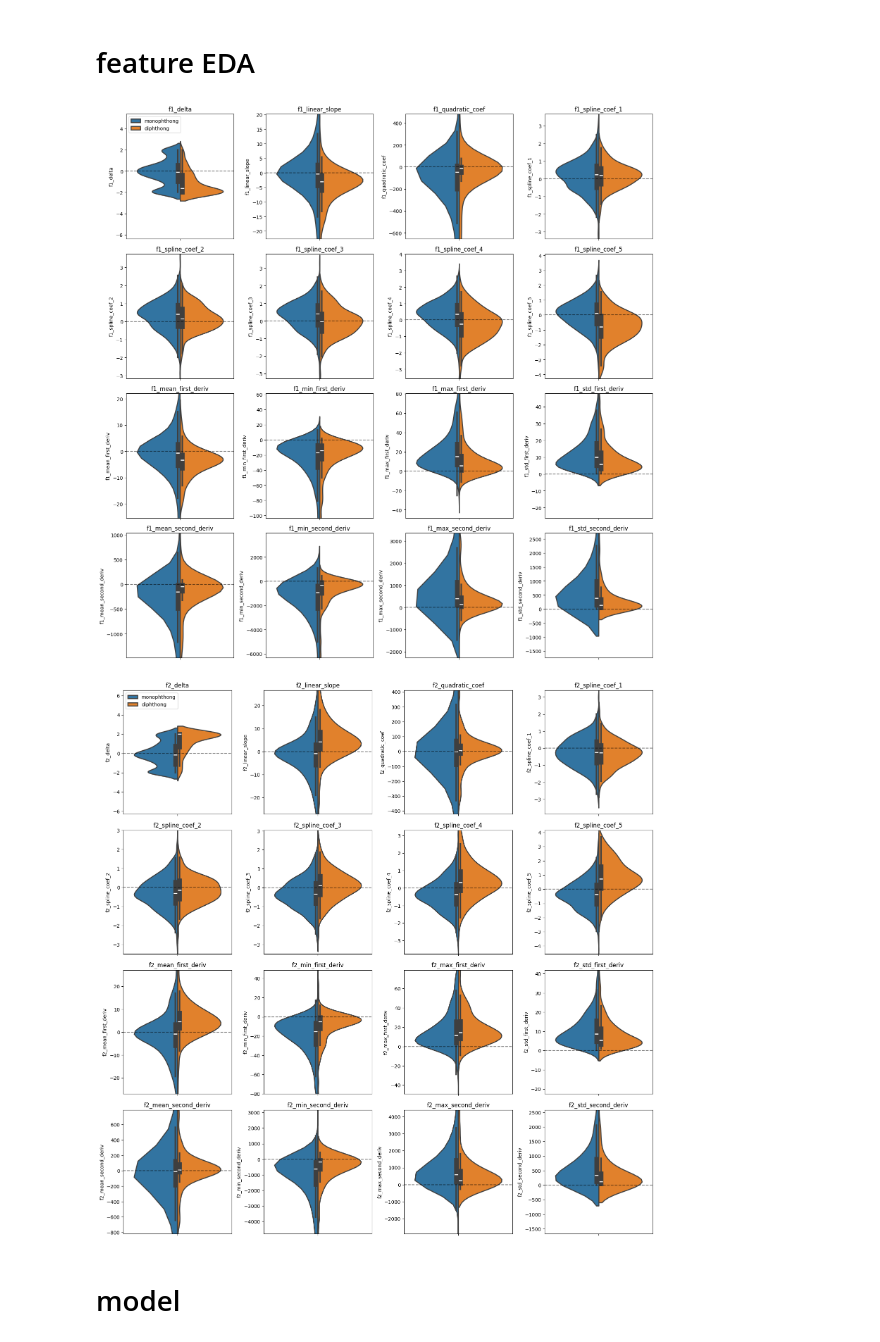
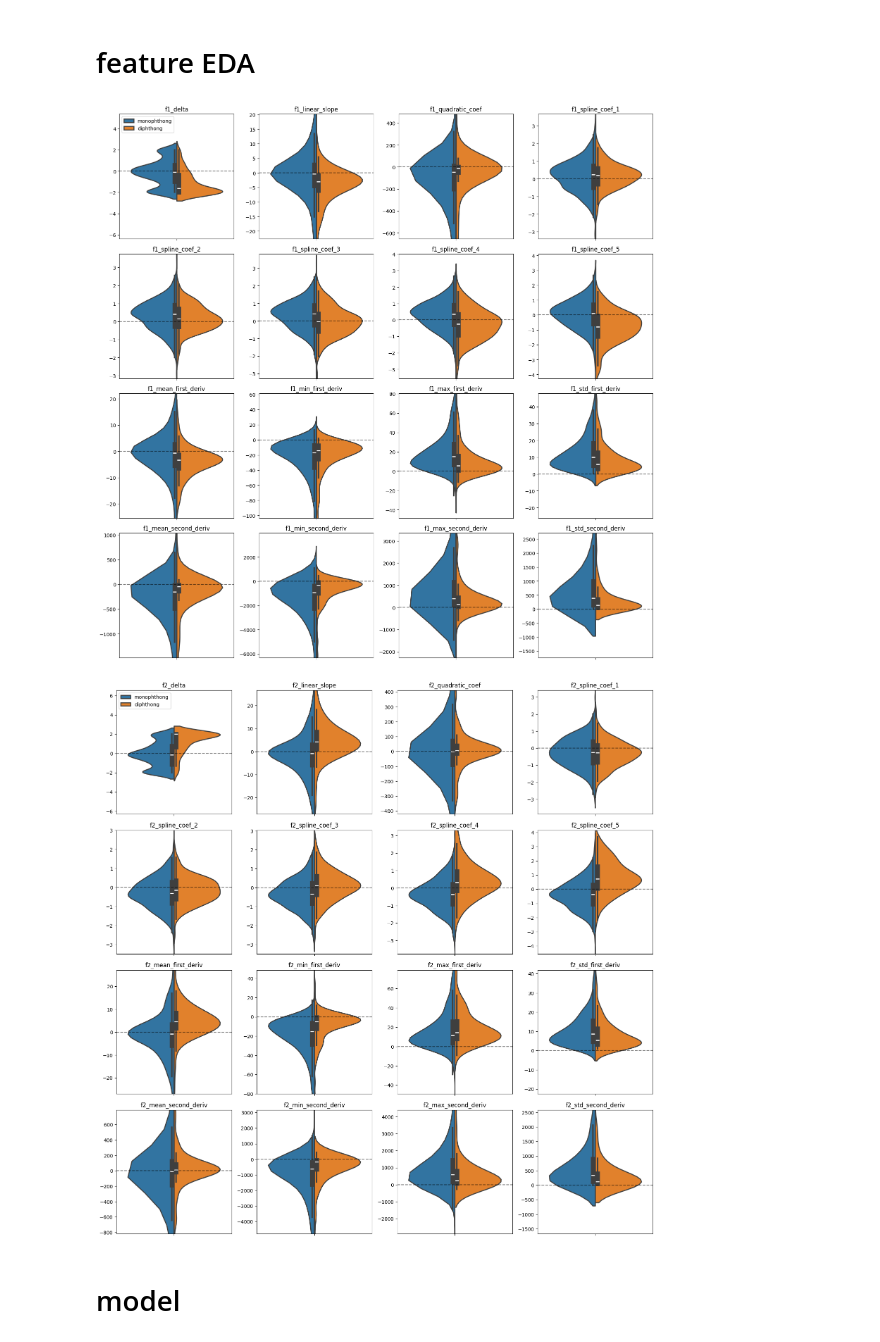
Before and after one commit to romeodetimmerman/aae-in-blues-formants, a Jupyter notebook: notebooks/01-rdt-exploration.ipynb, the cells around one changed output. Saved outputs shown, nothing was run; the diff lists cells and outputs as text; code cells hidden in the pictures.

```diff
--- a/notebooks/01-rdt-exploration.ipynb
+++ b/notebooks/01-rdt-exploration.ipynb
@@ -134,6 +125,7 @@ for i, feat in enumerate(f1_features):
         legend=show_legend,
     )
     axes[i].set_title(f"{feat}")
+    axes[i].set_ylabel("")
 
     # add horizontal line at y=0
     axes[i].axhline(y=0, color="black", linestyle="--", alpha=0.5)
@@ -157,7 +149,7 @@ for i in range(n_features, len(axes)):
 plt.tight_layout()
 plt.show()
 # %% [output]
-[figure, old version]
+[figure, new version]
 # %%
 # calculate grid dimensions
 n_features = len(f2_features)
@@ -179,34 +171,35 @@ for i, feat in enumerate(f2_features):
         split=True,
         inner="box",
         linewidth=2,
         ax=axes[i],
         legend=show_legend,
     )
     axes[i].set_title(f"{feat}")
+    axes[i].set_ylabel("")
 
     # add horizontal line at y=0
     axes[i].axhline(y=0, color="black", linestyle="--", alpha=0.5)
 
     # set ylim to 5 times iqr
     q1 = df[feat].quantile(0.25)
     q3 = df[feat].quantile(0.75)
     iqr = q3 - q1
     y_min = q1 - 2.5 * iqr
     y_max = q3 + 2.5 * iqr
     axes[i].set_ylim(y_min, y_max)
 
     # move legend to top left for first plot
     if i == 0:
         axes[i].legend(loc="upper left")
 
 # hide empty subplots
 for i in range(n_features, len(axes)):
     axes[i].set_visible(False)
 
 plt.tight_layout()
 plt.show()
 # %% [output]
-[figure, old version]
+[figure, new version]
 # %% [markdown]
 # model
 # %%
```
Also changed, not shown: parts of 4 cells of this notebook.
